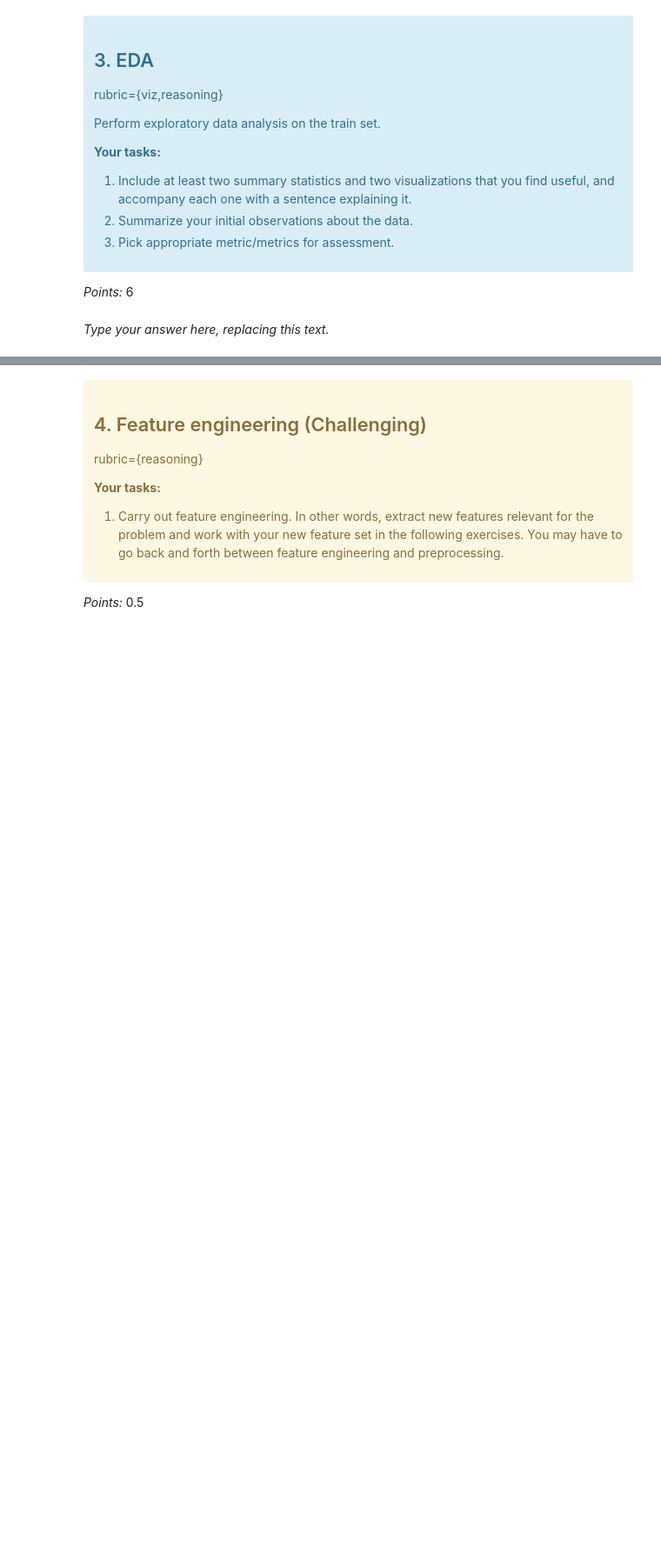
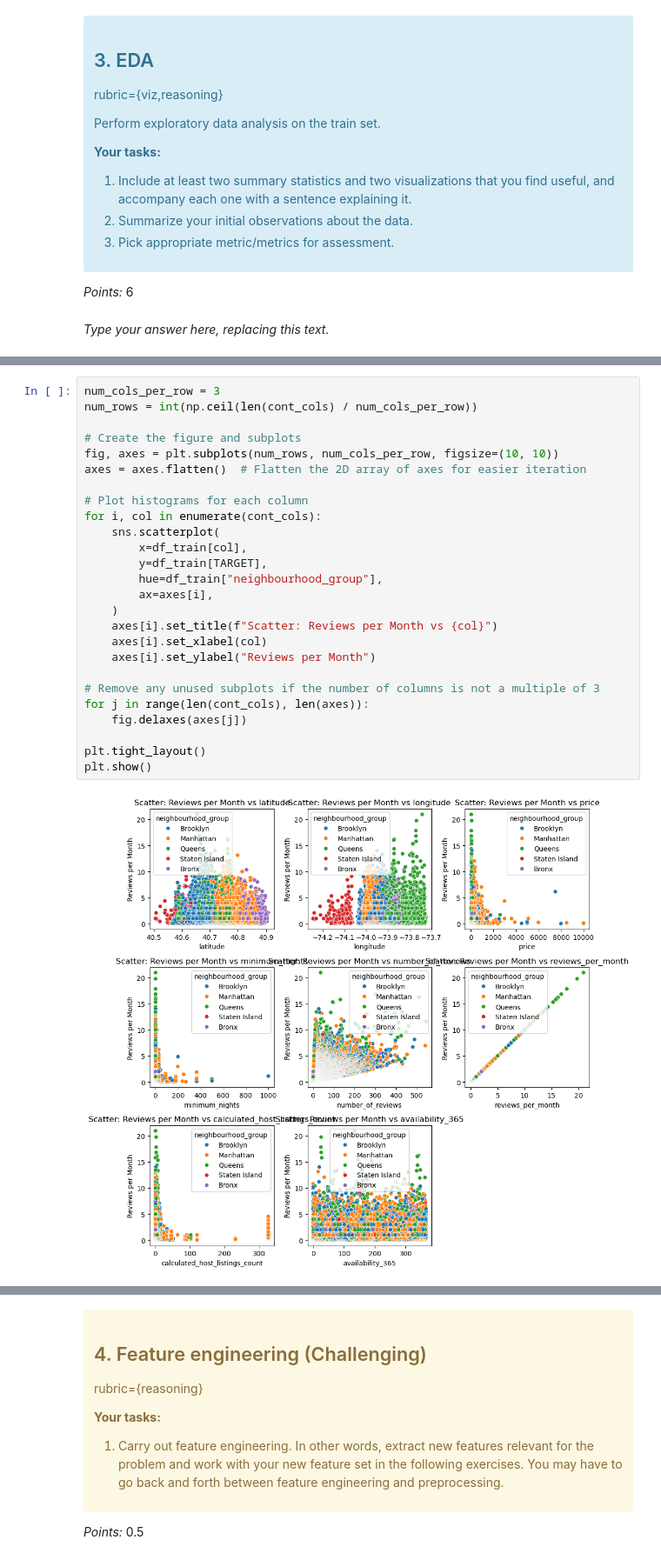
Before and after one commit to hpalafoxp/DSCI-573-Lab4, a Jupyter notebook: lab4.ipynb, the cells around one changed output, grey strips where cells are left out. Shown at 87% size. Drawn from its saved outputs; the diff is of its cells as text; blank space fills up the shorter version.

```diff
--- a/lab4.ipynb
+++ b/lab4.ipynb
@@ -250,0 +292,28 @@ _Type your answer here, replacing this text._
+# %%
+num_cols_per_row = 3
+num_rows = int(np.ceil(len(cont_cols) / num_cols_per_row))
+
+# Create the figure and subplots
+fig, axes = plt.subplots(num_rows, num_cols_per_row, figsize=(10, 10))
+axes = axes.flatten()  # Flatten the 2D array of axes for easier iteration
+
+# Plot histograms for each column
+for i, col in enumerate(cont_cols):
+    sns.scatterplot(
+        x=df_train[col],
+        y=df_train[TARGET],
+        hue=df_train["neighbourhood_group"],
+        ax=axes[i],
+    )
+    axes[i].set_title(f"Scatter: Reviews per Month vs {col}")
+    axes[i].set_xlabel(col)
+    axes[i].set_ylabel("Reviews per Month")
+
+# Remove any unused subplots if the number of columns is not a multiple of 3
+for j in range(len(cont_cols), len(axes)):
+    fig.delaxes(axes[j])
+
+plt.tight_layout()
+plt.show()
+# %% [output]
+[figure, added]
```
Also changed, not shown: parts of 19 cells of this notebook.
